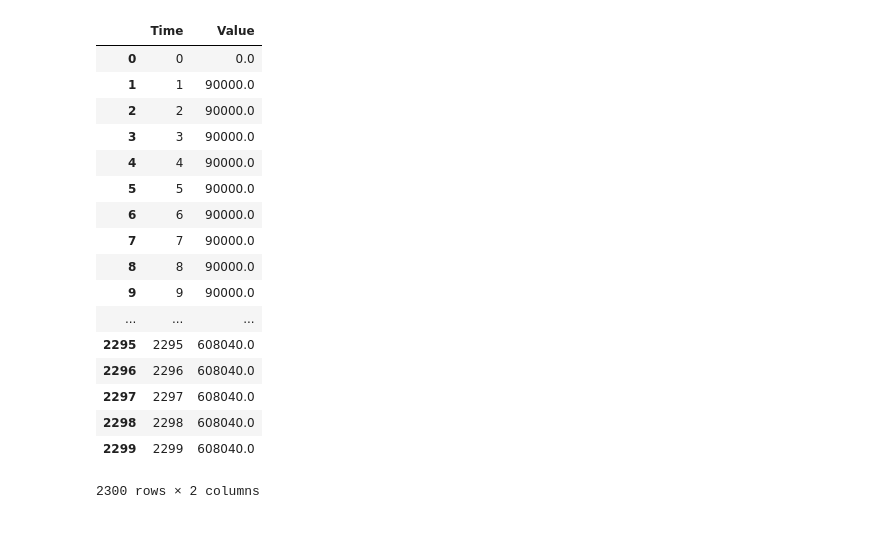
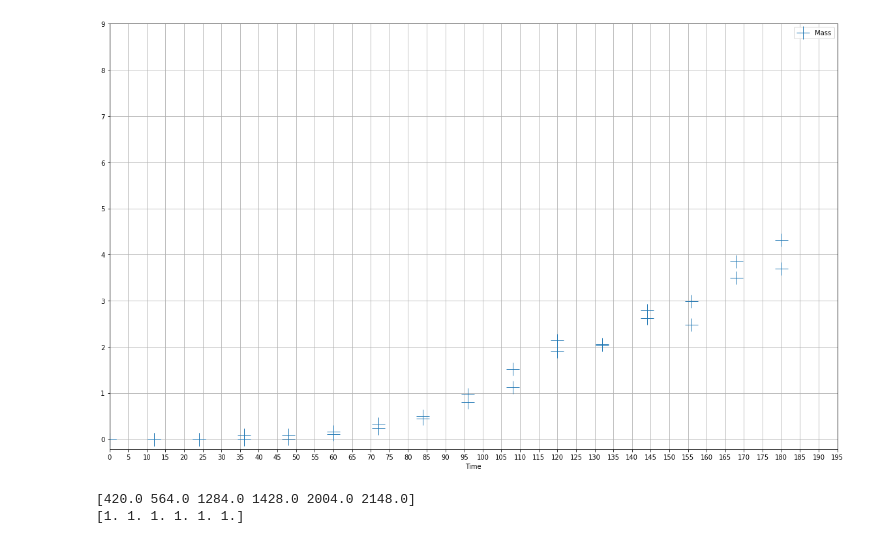
Before and after one commit to bam241/cvt_eg23, a Jupyter notebook: Untitled.ipynb, the cells around one changed output. Cells and saved outputs as stored; diff of their text form; code cells hidden in the pictures.

```diff
--- a/Untitled.ipynb
+++ b/Untitled.ipynb
@@ -159,21 +157,45 @@ dfp.plot('Time','Value',figsize = (20,12))
-# %%
-dfp
-# %% [output]
-|  | Time | Value |
-| 0 | 0 | 0.0 |
-| 1 | 1 | 90000.0 |
-| 2 | 2 | 90000.0 |
-| 3 | 3 | 90000.0 |
-| 4 | 4 | 90000.0 |
-| 5 | 5 | 90000.0 |
-| 6 | 6 | 90000.0 |
-| 7 | 7 | 90000.0 |
-| 8 | 8 | 90000.0 |
-| 9 | 9 | 90000.0 |
-| ... | ... | ... |
-| 2295 | 2295 | 608040.0 |
-| 2296 | 2296 | 608040.0 |
-| 2297 | 2297 | 608040.0 |
-| 2298 | 2298 | 608040.0 |
-| 2299 | 2299 | 608040.0 |
-2300 rows × 2 columns
+# %%
+rec = ['fab_sfr_a']
+
+send = ['str_pu']
+nucs = ()
+coms = ()
+
+
+df2 = tm.transactions(ev, receivers=rec, senders=send, nucs=nucs, commodities=coms)
+# %%
+df2_y = month2year(df2,2,6)
+df2_y = maxperdiv(df2_y,6)
+df2_y['Time'] *= 12.
+df2_y['Mass'] = df2_y['Mass']/20000
+ax = df2_y.plot('Time','Mass',linestyle='', marker='+', markersize='20' ,figsize = (20,12))
+# Major ticks every 20, minor ticks every 5
+import numpy as np
+major_y_ticks = np.arange(0, 10, 1)
+
+ax.set_yticks(major_y_ticks)
+major_x_ticks = np.arange(0, 200, 5)
+ax.set_xticks(major_x_ticks)
+
+# And a corresponding grid
+ax.grid(which='both')
+
+plt.show()
+# %% [output]
+[figure, added]
+# %%
+df2_y_unit = pd.DataFrame()
+
+df2_y_unit['Time'] = df2_y['Time']
+df2_y_build_unit = pd.DataFrame()
+
+df2_y_unit['Unit'] = df2_y['Mass'].apply(lambda x: int(x) + 1 if x > int(x) else int(x))
+df2_y_build_unit['Time'] = df2_y_unit['Time']
+df2_y_build_unit['Build'] = (df2_y_unit['Unit'] - df2_y_unit['Unit'].shift(1))
+df2_y_build_unit = df2_y_build_unit.loc[df2_y_build_unit.Build>0]
+df2_y_build_unit['Time'] *= 12.
+print(df2_y_build_unit['Time'].values-12)
+print(df2_y_build_unit['Build'].values)
+# %% [output]
+[420.0 564.0 1284.0 1428.0 2004.0 2148.0]
+[1. 1. 1. 1. 1. 1.]
```
Also changed, not shown: parts of 6 cells of this notebook, 2 other files.
